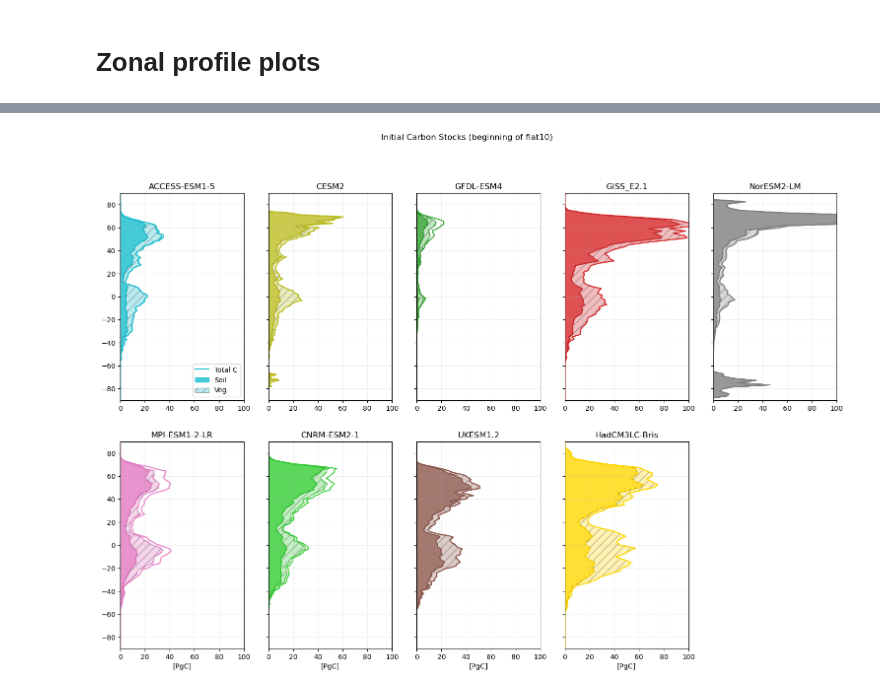
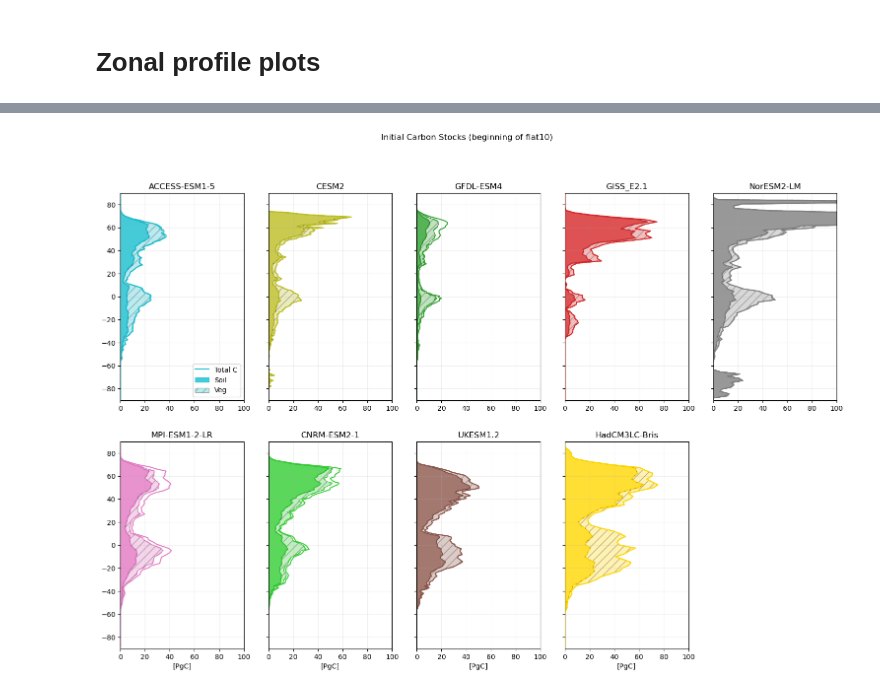
Before and after one commit to aswann/flat10MIP_analysis, a Jupyter notebook: figures_paper.ipynb, the cells around one changed output, grey strips where cells are left out. Drawn from its saved outputs; the diff is of its cells as text; code cells hidden in the pictures.

```diff
--- a/figures_paper.ipynb
+++ b/figures_paper.ipynb
@@ -589,6 +575,7 @@ for g in range(len(group_names)):
         axes[g].set_xticks(np.arange(len(modellist)))
         axes[g].set_xticklabels(modellist, rotation=90)
     else:
+        axes[g].set_xticks(np.arange(len(modellist)))
         axes[g].tick_params(labelbottom=False)
 
 axes[0].set_ylabel('Initial C \n [PgC]')
@@ -691,6 +678,7 @@ for g in range(len(group_names)):
         axes[g].set_xticks(np.arange(len(modellist)))
         axes[g].set_xticklabels(modellist, rotation=90)
     else:
+        axes[g].set_xticks(np.arange(len(modellist)))
         axes[g].tick_params(labelbottom=False)
 
 axes[0].set_ylabel('Initial C \n [PgC]')
@@ -926,92 +914,92 @@ for m in range(len(modellist)):
 
     #----###-----####----- cVeg
     var='cVeg'
-    ds=load_one_model_onevar(model,runlist_wc[0],var) #load one model one experiment one var
-    ds0=ds.mean(dim='lon') # zonal mean
+    ds0=load_one_model_onevar(model,runlist_wc[0],var) #load one model one experiment one var
+    # ds0=ds.mean(dim='lon') # zonal mean
     dsw=weighted_temporal_mean(ds0,var) # annual mean
-    del ds # drop full grid from memory
+    # del ds # drop full grid from memory
     dst= select_time_slice(dsw, 0, 9) # first ten years of flat10
-    dsften_cVeg = dst.mean(dim='time') # original units
+    dsften_cVeg = dst.mean(dim='time').mean(dim='lon') # original units
     dsften_cVeg_PgC = unitconvert*(dst*landarea).sum(dim='lon').mean(dim='time') # converted to PgC
     dst=select_time_slice(dsw, 90, 99) # last ten years of flat10
-    dslten0_cVeg = dst.mean(dim='time') # original units
+    dslten0_cVeg = dst.mean(dim='time').mean(dim='lon') # original units
     dslten0_cVeg_PgC = unitconvert*(dst*landarea).sum(dim='lon').mean(dim='time')# converted to PgC
 
-    ds=load_one_model_onevar(model,runlist_wc[1],var) #load one model one experiment one var
-    ds1=ds.mean(dim='lon') # zonal mean
+    ds1=load_one_model_onevar(model,runlist_wc[1],var) #load one model one experiment one var
+    # ds1=ds.mean(dim='lon') # zonal mean
     dsw=weighted_temporal_mean(ds1,var)
-    del ds # drop full grid from memory
+    # del ds # drop full grid from memory
     dst = select_time_slice(dsw, 190, 199) #last ten years of flat10-zec
-    dslten1_cVeg = dst.mean(dim='time') # original units
+    dslten1_cVeg = dst.mean(dim='time').mean(dim='lon') # original units
     dslten1_cVeg_PgC = unitconvert*(dst*landarea).sum(dim='lon').mean(dim='time')# converted to PgC
 
-    ds=load_one_model_onevar(model,runlist_wc[2],var) #load one model one experiment one var
-    ds2=ds.mean(dim='lon') # zonal mean
+    ds2=load_one_model_onevar(model,runlist_wc[2],var) #load one model one experiment one var
+    # ds2=ds.mean(dim='lon') # zonal mean
     dsw=weighted_temporal_mean(ds2,var)
-    del ds # drop full grid from memory
+    # del ds # drop full grid from memory
     dst = select_time_slice(dsw, 190, 199) # last ten years of flat10-cdr
-    dslten2_cVeg = dst.mean(dim='time') # original units
+    dslten2_cVeg = dst.mean(dim='time').mean(dim='lon') # original units
     dslten2_cVeg_PgC = unitconvert*(dst*landarea).sum(dim='lon').mean(dim='time')# converted to PgC
 
 
     #----###-----####----- cSoil
     var='cSoil'
-    ds=load_one_model_onevar(model,runlist_wc[0],var) #load one model one experiment one var
-    ds0=ds.mean(dim='lon') # zonal mean
+    ds0=load_one_model_onevar(model,runlist_wc[0],var) #load one model one experiment one var
+    # ds0=ds.mean(dim='lon') # zonal mean
     dsw=weighted_temporal_mean(ds0,var) # annual mean
-    del ds # drop full grid from memory
+    # del ds # drop full grid from memory
     dst= select_time_slice(dsw, 0, 9) # first ten years of flat10
-    dsften_cSoil = dst.mean(dim='time') # original units
+    dsften_cSoil = dst.mean(dim='time').mean(dim='lon') # original units
     dsften_cSoil_PgC = unitconvert*(dst*landarea).sum(dim='lon').mean(dim='time') # converted to PgC
     dst=select_time_slice(dsw, 90, 99) # last ten years of flat10
-    dslten0_cSoil = dst.mean(dim='time') # original units
+    dslten0_cSoil = dst.mean(dim='time').mean(dim='lon') # original units
     dslten0_cSoil_PgC = unitconvert*(dst*landarea).sum(dim='lon').mean(dim='time')# converted to PgC
 
-    ds=load_one_model_onevar(model,runlist_wc[1],var) #load one model one experiment one var
-    ds1=ds.mean(dim='lon') # zonal mean
+    ds1=load_one_model_onevar(model,runlist_wc[1],var) #load one model one experiment one var
+    # ds1=ds.mean(dim='lon') # zonal mean
     dsw=weighted_temporal_mean(ds1,var)
-    del ds # drop full grid from memory
+    # del ds # drop full grid from memory
     dst = select_time_slice(dsw, 190, 199) #last ten years of flat10-zec
-    dslten1_cSoil = dst.mean(dim='time') # original units
+    dslten1_cSoil = dst.mean(dim='time').mean(dim='lon') # original units
     dslten1_cSoil_PgC = unitconvert*(dst*landarea).sum(dim='lon').mean(dim='time')# converted to PgC
 
-    ds=load_one_model_onevar(model,runlist_wc[2],var) #load one model one experiment one var
-    ds2=ds.mean(dim='lon') # zonal mean
+    ds2=load_one_model_onevar(model,runlist_wc[2],var) #load one model one experiment one var
+    # ds2=ds.mean(dim='lon') # zonal mean
     dsw=weighted_temporal_mean(ds2,var)
-    del ds # drop full grid from memory
+    # del ds # drop full grid from memory
     dst = select_time_slice(dsw, 190, 199) # last ten years of flat10-cdr
-    dslten2_cSoil = dst.mean(dim='time') # original units
+    dslten2_cSoil = dst.mean(dim='time').mean(dim='lon') # original units
     dslten2_cSoil_PgC = unitconvert*(dst*landarea).sum(dim='lon').mean(dim='time')# converted to PgC
 
 
     #----###-----####----- cLitter
     var='cLitter'
-    ds=load_one_model_onevar(model,runlist_wc[0],var) #load one model one experiment one var
-    if ds is not None:
-        ds0=ds.mean(dim='lon') # zonal mean
+    ds0=load_one_model_onevar(model,runlist_wc[0],var) #load one model one experiment one var
+    if ds0 is not None:
+        # ds0=ds.mean(dim='lon') # zonal mean
         dsw=weighted_temporal_mean(ds0,var) # annual mean
-        del ds # drop full grid from memory
+        # del ds # drop full grid from memory
         dst= select_time_slice(dsw, 0, 9) # first ten years of flat10
-        dsften_cLitter = dst.mean(dim='time') # original units
+        dsften_cLitter = dst.mean(dim='time').mean(dim='lon') # original units
         dsften_cLitter_PgC = unitconvert*(dst*landarea).sum(dim='lon').mean(dim='time') # converted to PgC
         dst=select_time_slice(dsw, 90, 99) # last ten years of flat10
-        dslten0_cLitter = dst.mean(dim='time') # original units
+        dslten0_cLitter = dst.mean(dim='time').mean(dim='lon') # original units
         dslten0_cLitter_PgC = unitconvert*(dst*landarea).sum(dim='lon').mean(dim='time')# converted to PgC
 
-        ds=load_one_model_onevar(model,runlist_wc[1],var) #load one model one experiment one var
-        ds1=ds.mean(dim='lon') # zonal mean
+        ds1=load_one_model_onevar(model,runlist_wc[1],var) #load one model one experiment one var
+        # ds1=ds.mean(dim='lon') # zonal mean
         dsw=weighted_temporal_mean(ds1,var)
-        del ds # drop full grid from memory
+        # del ds # drop full grid from memory
         dst = select_time_slice(dsw, 190, 199) #last ten years of flat10-zec
-        dslten1_cLitter = dst.mean(dim='time') # original units
+        dslten1_cLitter = dst.mean(dim='time').mean(dim='lon') # original units
         dslten1_cLitter_PgC = unitconvert*(dst*landarea).sum(dim='lon').mean(dim='time')# converted to PgC
 
-        ds=load_one_model_onevar(model,runlist_wc[2],var) #load one model one experiment one var
-        ds2=ds.mean(dim='lon') # zonal mean
+        ds2=load_one_model_onevar(model,runlist_wc[2],var) #load one model one experiment one var
+        # ds2=ds.mean(dim='lon') # zonal mean
         dsw=weighted_temporal_mean(ds2,var)
-        del ds # drop full grid from memory
+        # del ds # drop full grid from memory
         dst = select_time_slice(dsw, 190, 199) # last ten years of flat10-cdr
-        dslten2_cLitter = dst .mean(dim='time') # original units
+        dslten2_cLitter = dst .mean(dim='time').mean(dim='lon') # original units
         dslten2_cLitter_PgC = unitconvert*(dst*landarea).sum(dim='lon').mean(dim='time')# converted to PgC
 
 
@@ -1238 +1328 @@ no data for cLitter
-[figure, old version]
+[figure, new version]
```
Also changed, not shown: parts of 13 cells of this notebook, 13 other files.
